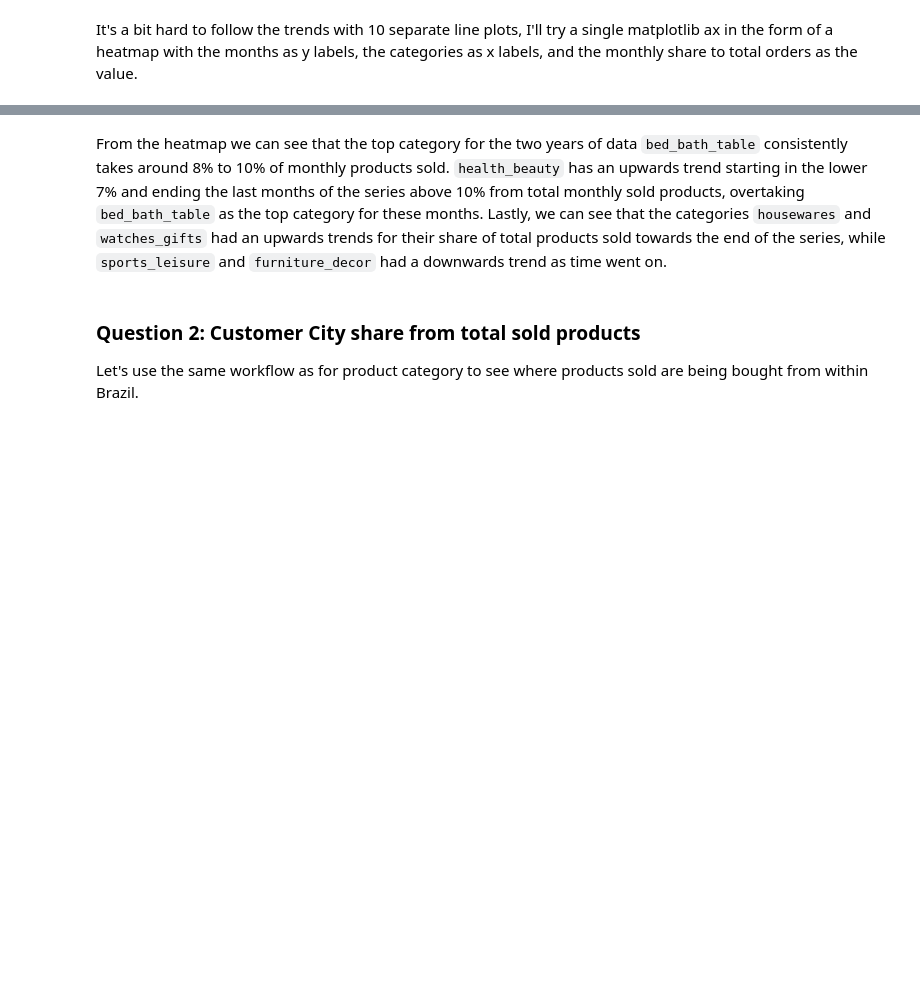
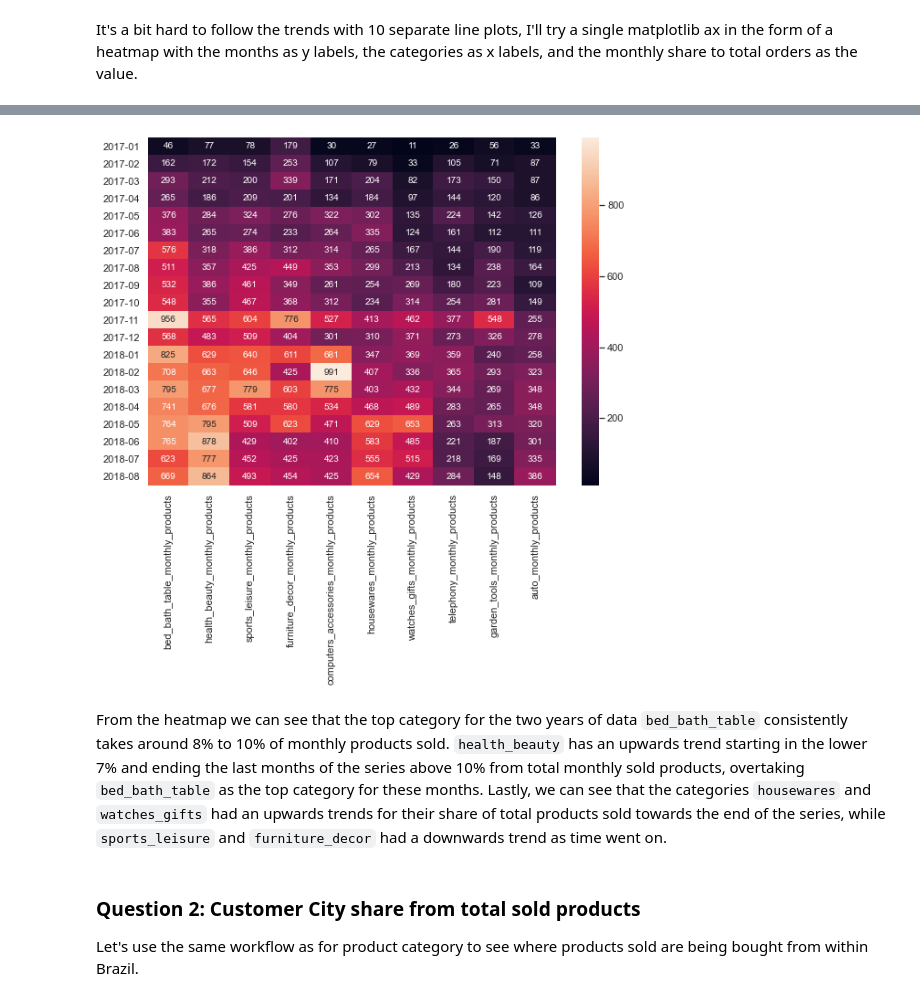
Before and after one commit to edson-github/udacity_ds_nanodg_blog_post, a Jupyter notebook: olist_ecommerce_eda/eda.ipynb, the cells around one changed output, grey strips where cells are left out. Cells and saved outputs as stored; diff of their text form; code cells hidden in the pictures; blank space fills up the shorter version.

```diff
--- a/olist_ecommerce_eda/eda.ipynb
+++ b/olist_ecommerce_eda/eda.ipynb
@@ -781,3 +852,10 @@ plt.savefig("graphs_tables/top10_categories_monthly_share_products_heatmap.png")
+# %%
+fig, ax = plt.subplots(figsize=(10, 7))
+products_monthly_abs = products_monthly_copy.drop(columns=['monthly_total_products']).filter(regex='.*(?<!_share)$', axis=1)
+sns.heatmap(products_monthly_abs, yticklabels=True, fmt='d', annot=True, ax=ax)
+plt.savefig("graphs_tables/top10_categories_monthly_abs_products_heatmap.png")
+# %% [output]
+[figure, added]
 # %% [markdown]
 From the heatmap we can see that the top category for the two years of data `bed_bath_table` consistently takes around 8% to 10% of monthly products sold. `health_beauty` has an upwards trend starting in the lower 7% and ending the last months of the series above 10% from total monthly sold products, overtaking `bed_bath_table` as the top category for these months. Lastly, we can see that the categories `housewares` and `watches_gifts` had an upwards trends for their share of total products sold towards the end of the series, while `sports_leisure` and `furniture_decor` had a downwards trend as time went on.
 # %% [markdown]
```
Also changed, not shown: parts of 50 cells of this notebook, 12 other files.
